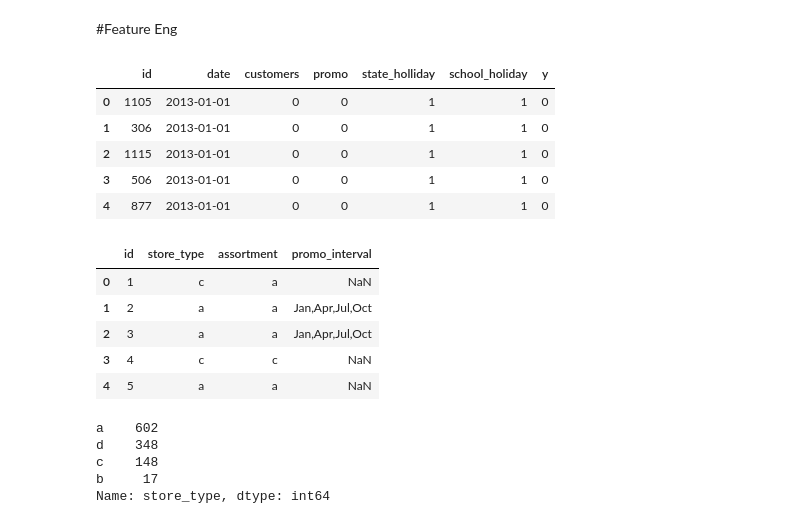
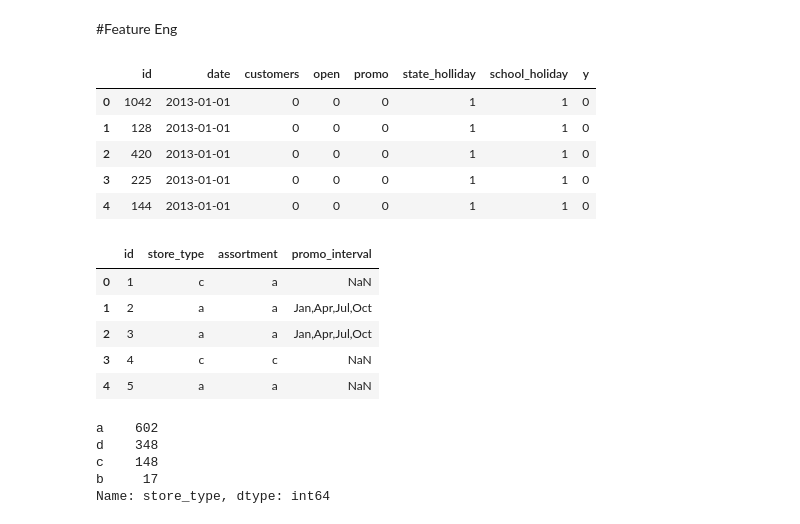
Before and after one commit to Omarbenjelloun915/ProjetData, a Jupyter notebook: ProjetDATA.ipynb, the cells around one changed output. Cells and saved outputs as stored; diff of their text form; code cells hidden in the pictures.

```diff
--- a/ProjetDATA.ipynb
+++ b/ProjetDATA.ipynb
@@ -144,8 +145,8 @@ test_df['y'].min()
 # %%
 # On déduit qu'on pourra nous en passer de l'input 'open' car quand ce n'est pas open la valeur y est nulle
 
-train_df = train_df.drop(columns=['open'])
-test_df = test_df.drop(columns=['open'])
+#train_df = train_df.drop(columns=['open'])
+#test_df = test_df.drop(columns=['open'])
 # %%
 # Vérifier si la variable Date ne prends pas des valeurs abérrantes
 
@@ -191,15 +192,15 @@ array([[<AxesSubplot:xlabel='customers', ylabel='customers'>,
 # %% [markdown]
 #Feature Eng
 # %%
-display(test_df.head())
+display(train_df.head())
 display(store_df.head())
 # %% [output]
-|  | id | date | customers | promo | state_holliday | school_holiday | y |
-| 0 | 1105 | 2013-01-01 | 0 | 0 | 1 | 1 | 0 |
-| 1 | 306 | 2013-01-01 | 0 | 0 | 1 | 1 | 0 |
-| 2 | 1115 | 2013-01-01 | 0 | 0 | 1 | 1 | 0 |
-| 3 | 506 | 2013-01-01 | 0 | 0 | 1 | 1 | 0 |
-| 4 | 877 | 2013-01-01 | 0 | 0 | 1 | 1 | 0 |
+|  | id | date | customers | open | promo | state_holliday | school_holiday | y |
+| 0 | 1042 | 2013-01-01 | 0 | 0 | 0 | 1 | 1 | 0 |
+| 1 | 128 | 2013-01-01 | 0 | 0 | 0 | 1 | 1 | 0 |
+| 2 | 420 | 2013-01-01 | 0 | 0 | 0 | 1 | 1 | 0 |
+| 3 | 225 | 2013-01-01 | 0 | 0 | 0 | 1 | 1 | 0 |
+| 4 | 144 | 2013-01-01 | 0 | 0 | 0 | 1 | 1 | 0 |
 |  | id | store_type | assortment | promo_interval |
 | 0 | 1 | c | a | NaN |
 | 1 | 2 | a | a | Jan,Apr,Jul,Oct |
```
Also changed, not shown: parts of 33 cells of this notebook, 1 other file.
